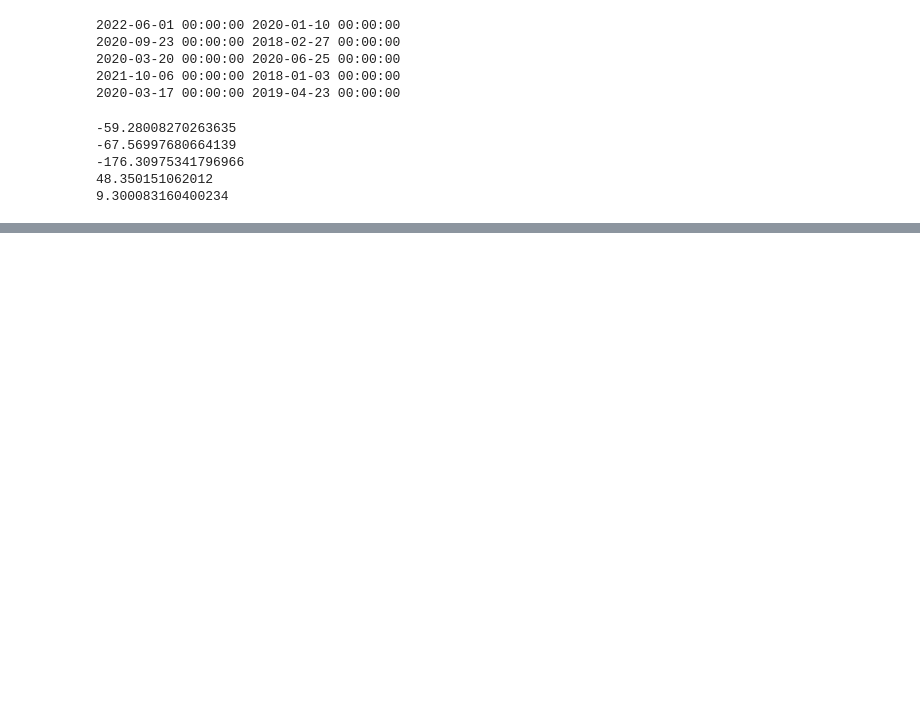
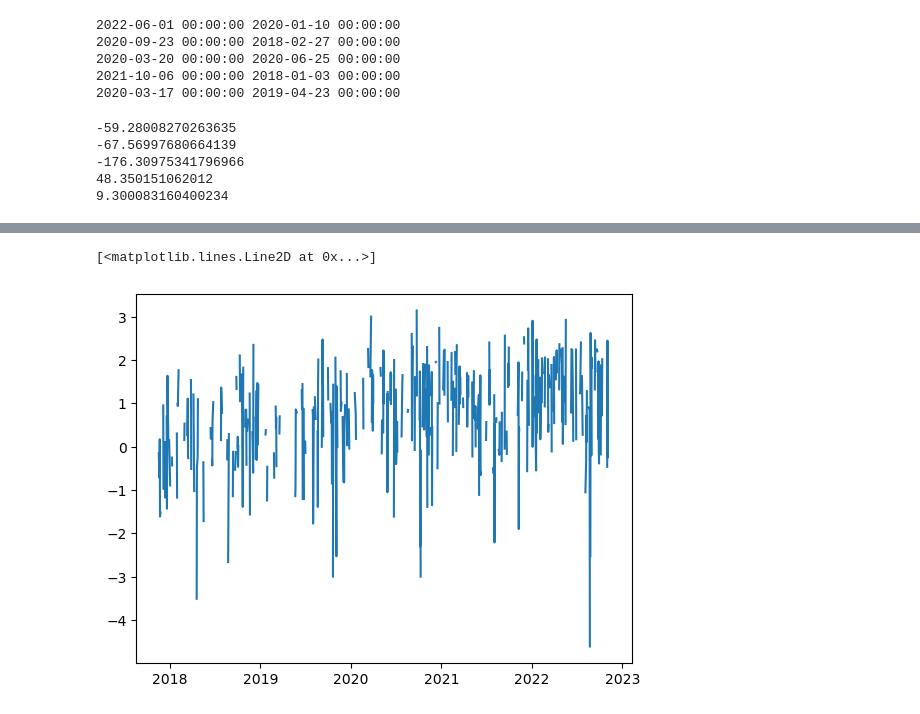
Before and after one commit to 52804407/MidtermPasz, a Jupyter notebook: Midterm.ipynb, the cells around one changed output, grey strips where cells are left out. Saved outputs shown, nothing was run; the diff lists cells and outputs as text; code cells hidden in the pictures; blank space fills up the shorter version.

```diff
--- a/Midterm.ipynb
+++ b/Midterm.ipynb
@@ -208,0 +216,5 @@ print(return_MAR)
+# %%
+plt.plot(log_returns_CTAS)
+# %% [output]
+[<matplotlib.lines.Line2D at 0x...>]
+[figure, added]
```
Also changed, not shown: parts of 4 cells of this notebook.
